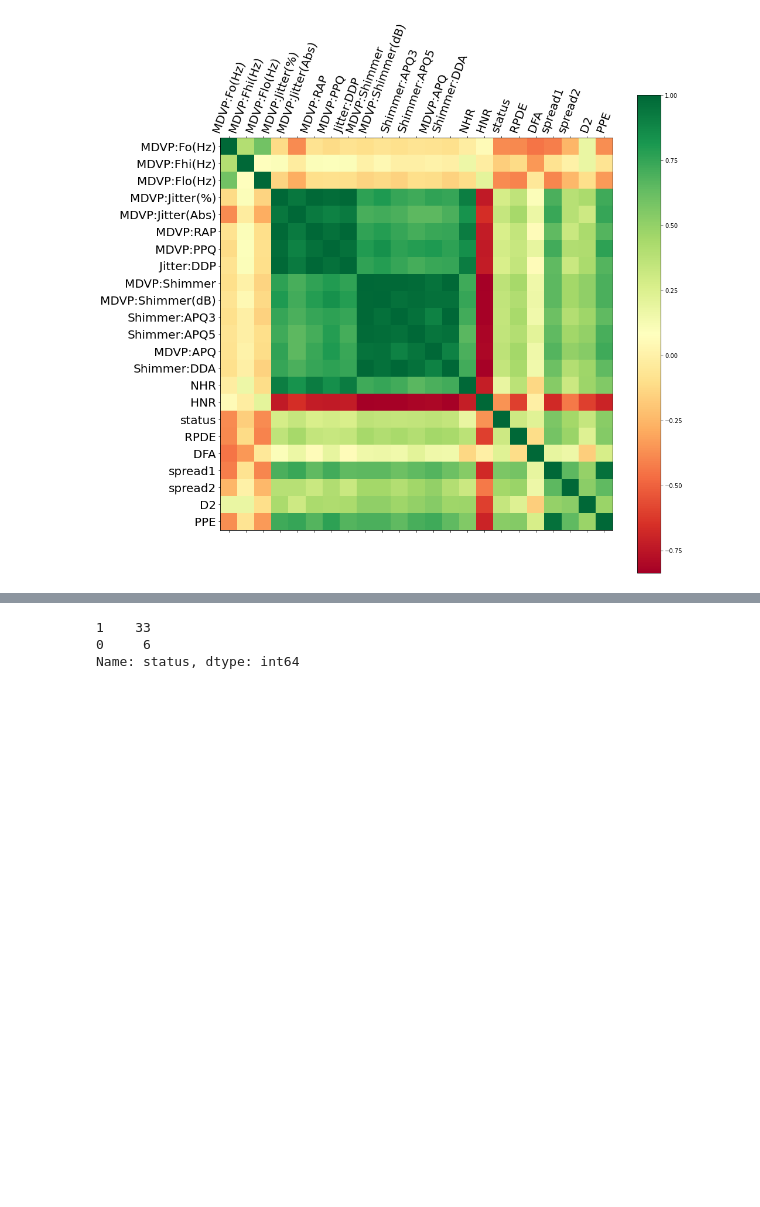
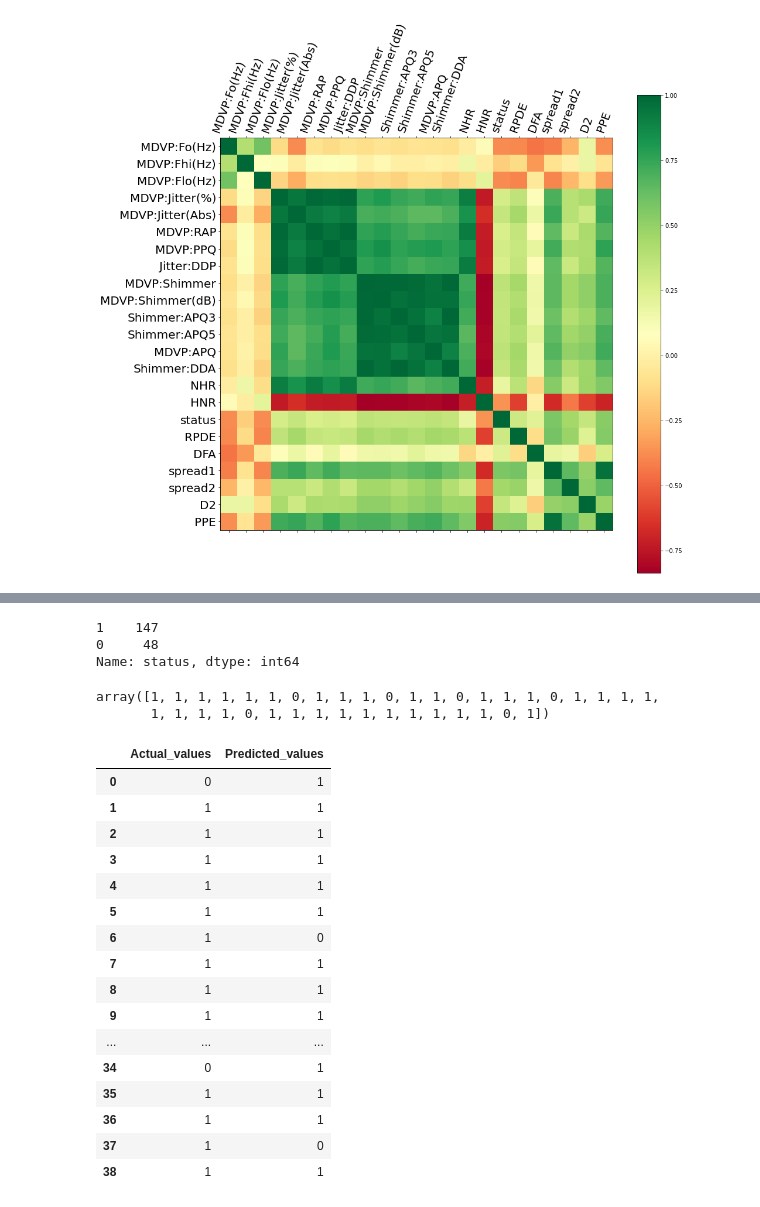
Before and after one commit to OluwajobaOluwabori/Detecting-Parkinson-s-Disease, a Jupyter notebook: Detecting_parkinsons_data.ipynb, the cells around one changed output, grey strips where cells are left out. Drawn from its saved outputs; the diff is of its cells as text; code cells hidden in the pictures; blank space fills up the shorter version.

Commit message:
Removed dead code and added logistic regression model

```diff
--- a/Detecting_parkinsons_data.ipynb
+++ b/Detecting_parkinsons_data.ipynb
@@ -97,5 +115,5 @@ df_new.plot(x='Index', y=target, kind='bar',
 # %%
-x=df['status']
-y=df.drop(columns='status', axis=1)
-y
+#data preprocessing
+y = df['status'].values
+x = df.drop(columns='status', axis=1).values[:, 1:]
 # %% [output]
@@ -115,11 +131,48 @@ y
+# %%
+df['status'].value_counts()
+# %% [output]
+1    147
+0     48
+Name: status, dtype: int64
+# %%
+#Normalization
+ from sklearn.preprocessing import MinMaxScaler
+scaler = MinMaxScaler((-1,1))
+x_scaled = scaler.fit_transform(x)
 # %%
 #Splitting the dataset
 from sklearn.model_selection import train_test_split
 from sklearn.metrics import accuracy_score
-x_train,y_train,x_test,y_test=train_test_split(x,y,test_size=0.2)
+x_train,x_test,y_train,y_test= train_test_split(x_scaled,y,test_size=0.2,random_state=7)
-# %%
-y_train.value_counts()
-# %% [output]
-1    33
-0     6
-Name: status, dtype: int64
+# %%
+#Applying Model 1
+#Logistic Regression
+from sklearn.linear_model import LogisticRegression
+log_reg = LogisticRegression()
+log_reg_model= log_reg.fit(x_train, y_train)
+predicted_values= log_reg.predict(x_test)
+predicted_values
+# %% [output]
+array([1, 1, 1, 1, 1, 1, 0, 1, 1, 1, 0, 1, 1, 0, 1, 1, 1, 0, 1, 1, 1, 1,
+       1, 1, 1, 1, 0, 1, 1, 1, 1, 1, 1, 1, 1, 1, 1, 0, 1])
+# %%
+df2 = pd.DataFrame({'Actual_values': y_test,'Predicted_values':predicted_values})
+df2
+# %% [output]
+|  | Actual_values | Predicted_values |
+| 0 | 0 | 1 |
+| 1 | 1 | 1 |
+| 2 | 1 | 1 |
+| 3 | 1 | 1 |
+| 4 | 1 | 1 |
+| 5 | 1 | 1 |
+| 6 | 1 | 0 |
+| 7 | 1 | 1 |
+| 8 | 1 | 1 |
+| 9 | 1 | 1 |
+| ... | ... | ... |
+| 34 | 0 | 1 |
+| 35 | 1 | 1 |
+| 36 | 1 | 1 |
+| 37 | 1 | 0 |
+| 38 | 1 | 1 |
```
Also changed, not shown: parts of 13 cells of this notebook.
